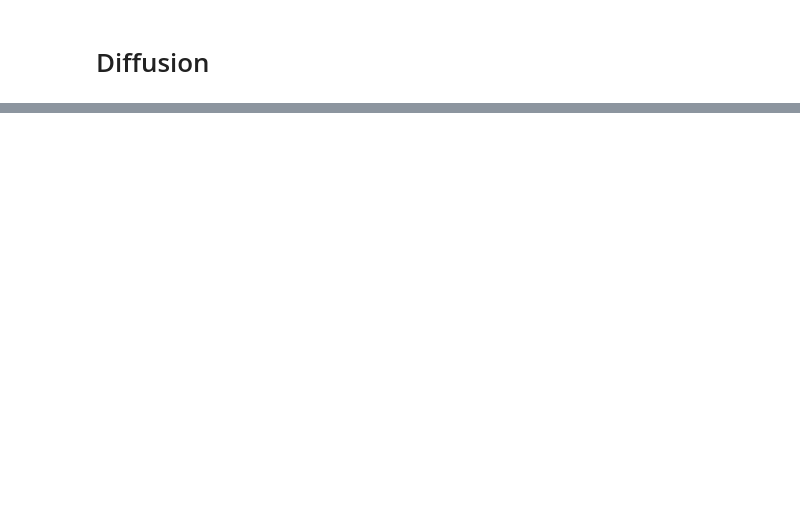
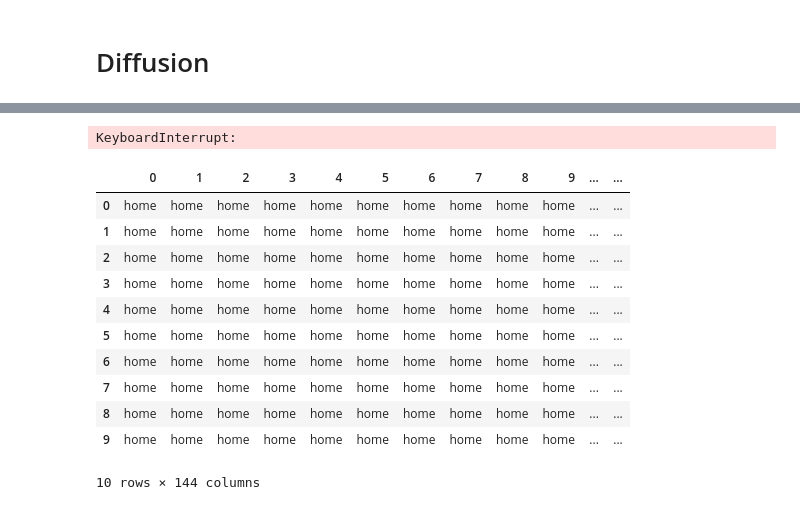
Before and after one commit to Rakin45/synth_pop_ddpm, a Jupyter notebook: embedded_ddpm.ipynb, the cells around one changed output, grey strips where cells are left out. Saved outputs shown, nothing was run; the diff lists cells and outputs as text; code cells hidden in the pictures; blank space fills up the shorter version.

```diff
--- a/embedded_ddpm.ipynb
+++ b/embedded_ddpm.ipynb
@@ -361,3 +400,23 @@ discrete_activities = map_embeddings_to_activities(generated_sequences, CBOW)
+# %%
+original_sequences = [[encoder.index_to_acts[index.item()] for index in sequence] for sequence in tensor_image_grid]
+df_original = pd.DataFrame(original_sequences, columns=[i for i in range(len(original_sequences[0]))])
+# %% [output]
+KeyboardInterrupt:
+# %%
+df_original.head(10)
+# %% [output]
+|  | 0 | 1 | 2 | 3 | 4 | 5 | 6 | 7 | 8 | 9 | ... | ... |
+| 0 | home | home | home | home | home | home | home | home | home | home | ... | ... |
+| 1 | home | home | home | home | home | home | home | home | home | home | ... | ... |
+| 2 | home | home | home | home | home | home | home | home | home | home | ... | ... |
+| 3 | home | home | home | home | home | home | home | home | home | home | ... | ... |
+| 4 | home | home | home | home | home | home | home | home | home | home | ... | ... |
+| 5 | home | home | home | home | home | home | home | home | home | home | ... | ... |
+| 6 | home | home | home | home | home | home | home | home | home | home | ... | ... |
+| 7 | home | home | home | home | home | home | home | home | home | home | ... | ... |
+| 8 | home | home | home | home | home | home | home | home | home | home | ... | ... |
+| 9 | home | home | home | home | home | home | home | home | home | home | ... | ... |
+10 rows × 144 columns
 # %%
 # Decode each activity index back to its label
 decoded_sequences = [[encoder.index_to_acts[index.item()] for index in sequence] for sequence in discrete_activities]
```
Also changed, not shown: parts of 16 cells of this notebook.
